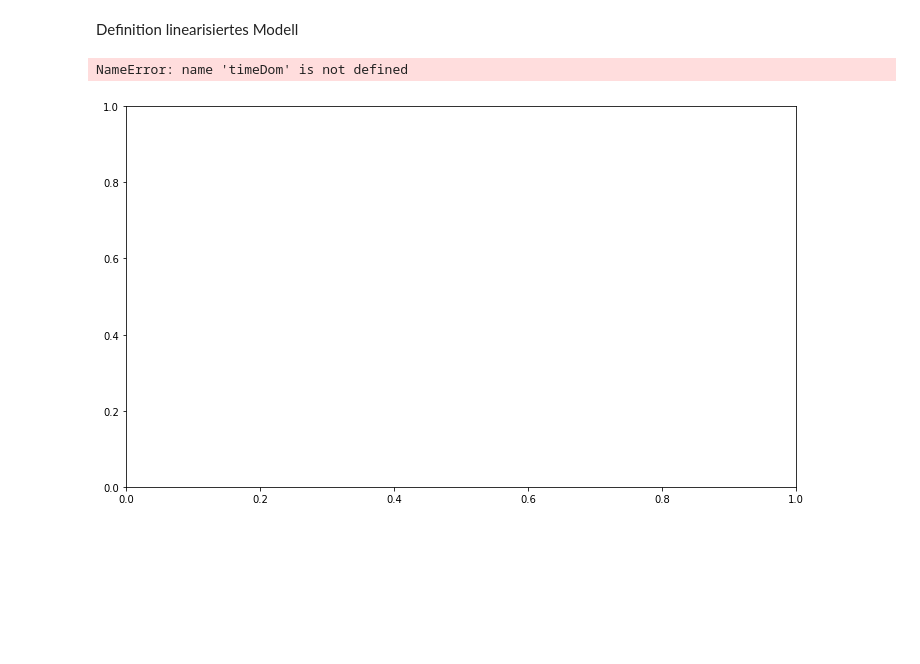
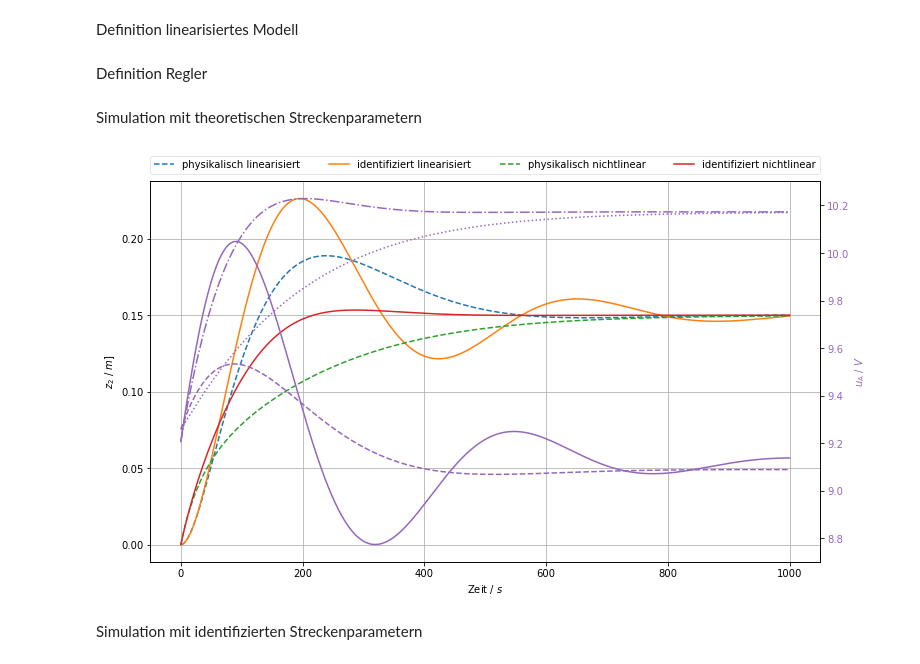
Before and after one commit to umit-iace/lehre-chemie-msr-notebooks, a Jupyter notebook: pr/2Tank-Reglerentwurf.ipynb, the cells around one changed output. Saved outputs shown, nothing was run; the diff lists cells and outputs as text; code cells hidden in the pictures; blank space fills up the shorter version.

```diff
--- a/pr/2Tank-Reglerentwurf.ipynb
+++ b/pr/2Tank-Reglerentwurf.ipynb
@@ -68,7 +69,7 @@ def nonLinSys(t, z, uA):
     hV2 = 0.055
 
     dz = np.zeros(2)
-    dz[0] = 0.00216625315586689 * (uA(t) - 6.4) - 0.0127646468529449 * np.sqrt(2) * np.sqrt(hV1 + z1)
+    dz[0] = 0.00216625315586689 * (uA - 6.4) - 0.0127646468529449 * np.sqrt(2) * np.sqrt(hV1 + z1)
     dz[1] = 0.0127646468529449 * np.sqrt(2) * np.sqrt(hV1 + z1) - 0.00908683019582126 * np.sqrt(2) * np.sqrt(hV2 + z2)
 
     return dz
@@ -80,11 +81,6 @@ def linSys(t, x, uA, T1Sys, T2Sys, KSys, buA):
                   [-1 / (T1Sys * T2Sys), -(T1Sys + T2Sys) / (T1Sys * T2Sys)]])
     B = np.array([[0],
                   [KSys / (T1Sys * T2Sys)]])
-    return A.dot(x) + B.dot(np.array([uA(t) - buA]))
+    return A.dot(x) + B.dot(np.array([uA - buA]))
-# %%
-timeDom = np.linspace(0, 200, 2000)
-z0 = [0, 0]
-
-resPhyLin = solve_ivp(linSys, [timeDom[0], timeDom[-1]], z0 - np.array([bz2Phy, 0]), t_eval=timeDom, args=(uAr, T1Phy, T2Phy, KPhy, buA))
-resPhyNichtLin = solve_ivp(nonLinSys, [timeDom[0], timeDom[-1]], z0, t_eval=timeDom, args=(uAr, ))
-resMessung = solve_ivp(linSys, [timeDom[0], timeDom[-1]], z0 - np.array([bz2Messung, 0]), t_eval=timeDom, args=(uAr, T1Messung, T2Messung, KMessung, buA))
+# %% [markdown]
+Definition Regler
@@ -90,0 +124,2 @@ resMessung = solve_ivp(linSys, [timeDom[0], timeDom[-1]], z0 - np.array([bz2Mess
+# %% [markdown]
+Simulation mit theoretischen Streckenparametern
@@ -91,29 +195,36 @@ resMessung = solve_ivp(linSys, [timeDom[0], timeDom[-1]], z0 - np.array([bz2Mess
 # %%
 plt.close()
 
 fig1, axes10 = plt.subplots(1, 1, figsize=(12,7))
 
-axes10.plot(timeDom, resPhyNichtLin.y[1], label='physikalisch nichtlinear')
-axes10.plot(timeDom, resPhyLin.y[0] + bz2Phy, label='physikalisch linearisiert')
-axes10.plot(timeDom, resMessung.y[0] + bz2Messung, label=r'identifiziert')
+axes10.plot(timeDom, zReglerPhyLin[0, :] + bz2Phy, linestyle='dashed', label='physikalisch linearisiert')
+axes10.plot(timeDom, zReglerMessungLin[0, :] + bz2Messung, label='identifiziert linearisiert')
+axes10.plot(timeDom, zReglerPhyNonLin[0, :], linestyle='dashed', label='physikalisch nichtlinear')
+axes10.plot(timeDom, zReglerMessungNonLin[0, :], label='identifiziert nichtlinear')
+#axes10.plot(timeDom, resMessung.y[0] + bz2Messung, label=r'identifiziert')
 
-axes11 = axes10.twinx()
-
-axes11.plot(timeDom, [uAr(t) for t in timeDom], color='C4')
-axes11.tick_params(axis='y', labelcolor='C4')
-
-axes10.set_ylabel(r'$z_2$ / $m$]')
-axes11.set_ylabel(r'$u_{\mathrm{A}}$ / $V$', color='C4')
-axes10.set_xlabel(r'Zeit / $s$')
 
 handlesAx1, labelsAx1 = axes10.get_legend_handles_labels()
 axes10.legend([handle for i, handle in enumerate(handlesAx1)],
               [label for i, label in enumerate(labelsAx1)],
               bbox_to_anchor=(0., 1.02, 1., .102), loc=3,
               ncol=9, mode="expand", borderaxespad=0., framealpha=0.5)
 
+axes11 = axes10.twinx()
+
+axes11.plot(timeDom[:-1:], uReglerPhyLin[:-1:], linestyle='dashed', color='C4')
+axes11.plot(timeDom[:-1:], uReglerMessungLin[:-1:], color='C4')
+axes11.plot(timeDom[:-1:], uReglerPhyNonLin[:-1:], linestyle=':', color='C4')
+axes11.plot(timeDom[:-1:], uReglerMessungNonLin[:-1:], linestyle='-.', color='C4')
+axes11.tick_params(axis='y', labelcolor='C4')
+
+axes10.set_ylabel(r'$z_2$ / $m$]')
+axes11.set_ylabel(r'$u_{\mathrm{A}}$ / $V$', color='C4')
+axes10.set_xlabel(r'Zeit / $s$')
+
 axes10.grid()
 plt.show()
 # %% [output]
-NameError: name 'timeDom' is not defined
-[figure, old version]
+[figure, new version]
+# %% [markdown]
+Simulation mit identifizierten Streckenparametern
```
Also changed, not shown: parts of 8 cells of this notebook.
